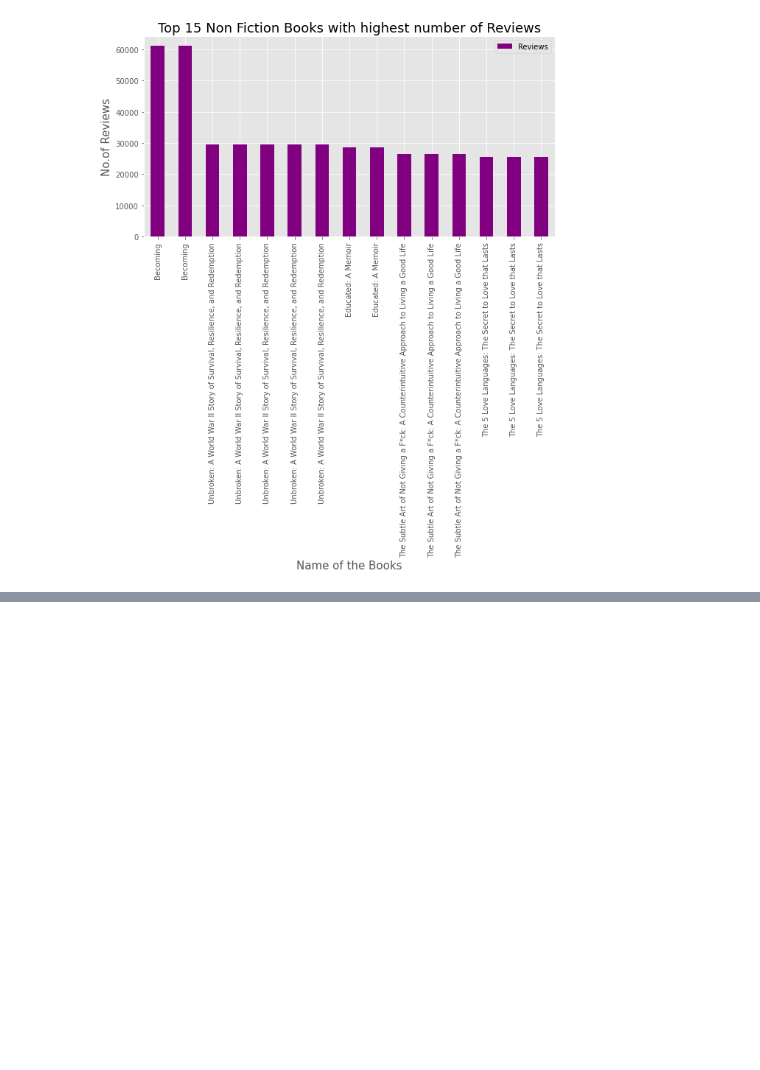
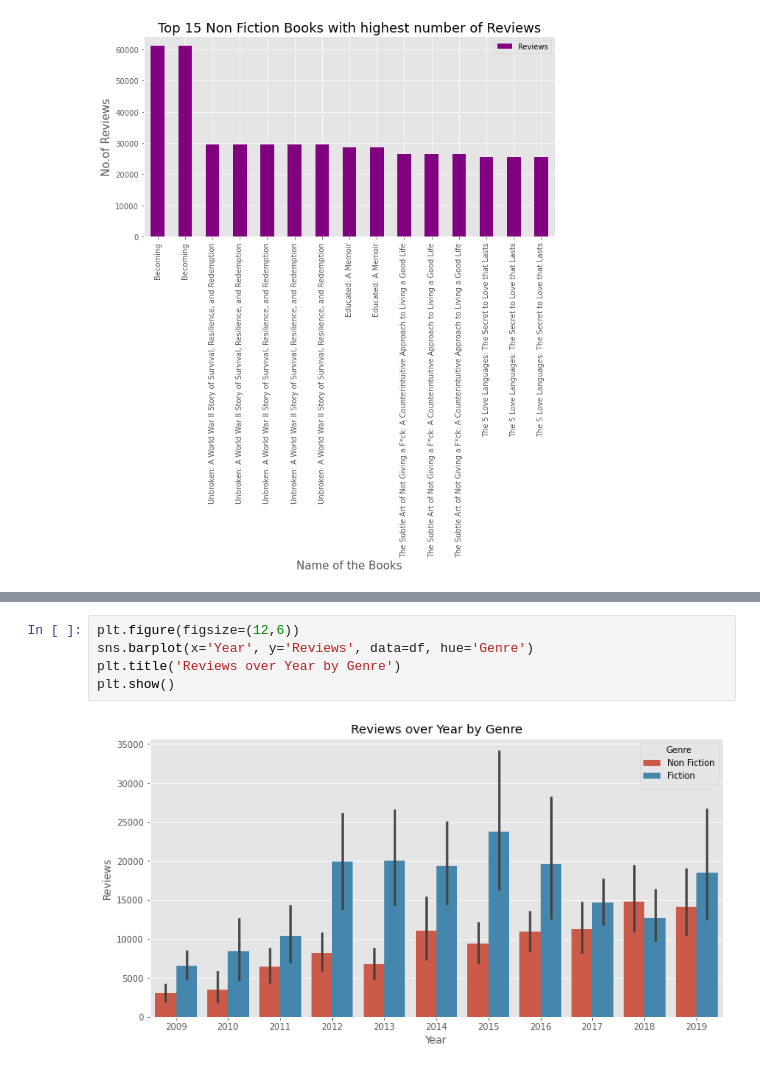
Before and after one commit to nivi-1993/Data-analysis, a Jupyter notebook: EDA on bestselling books.ipynb, the cells around one changed output, grey strips where cells are left out. Drawn from its saved outputs; the diff is of its cells as text; blank space fills up the shorter version.

```diff
--- a/EDA on bestselling books.ipynb
+++ b/EDA on bestselling books.ipynb
@@ -374,0 +455,7 @@ Nonfict_df.head(15)
+# %%
+plt.figure(figsize=(12,6))
+sns.barplot(x='Year', y='Reviews', data=df, hue='Genre')
+plt.title('Reviews over Year by Genre')
+plt.show()
+# %% [output]
+[figure, added]
```
Also changed, not shown: parts of 12 cells of this notebook.
